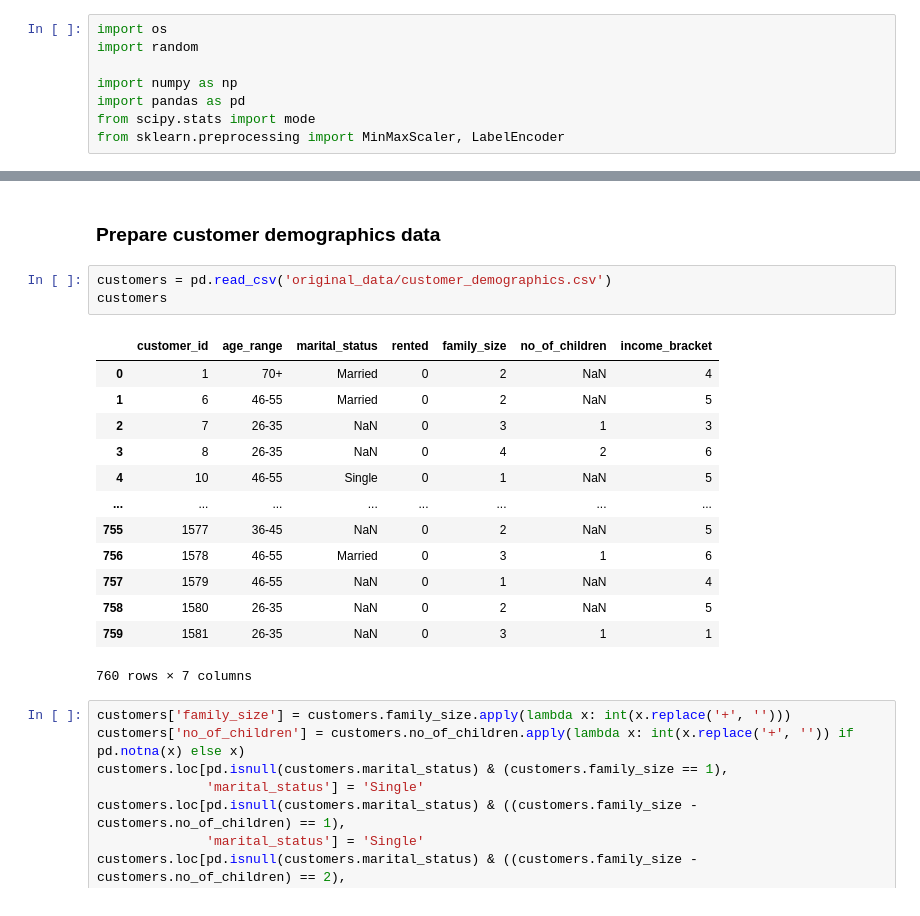
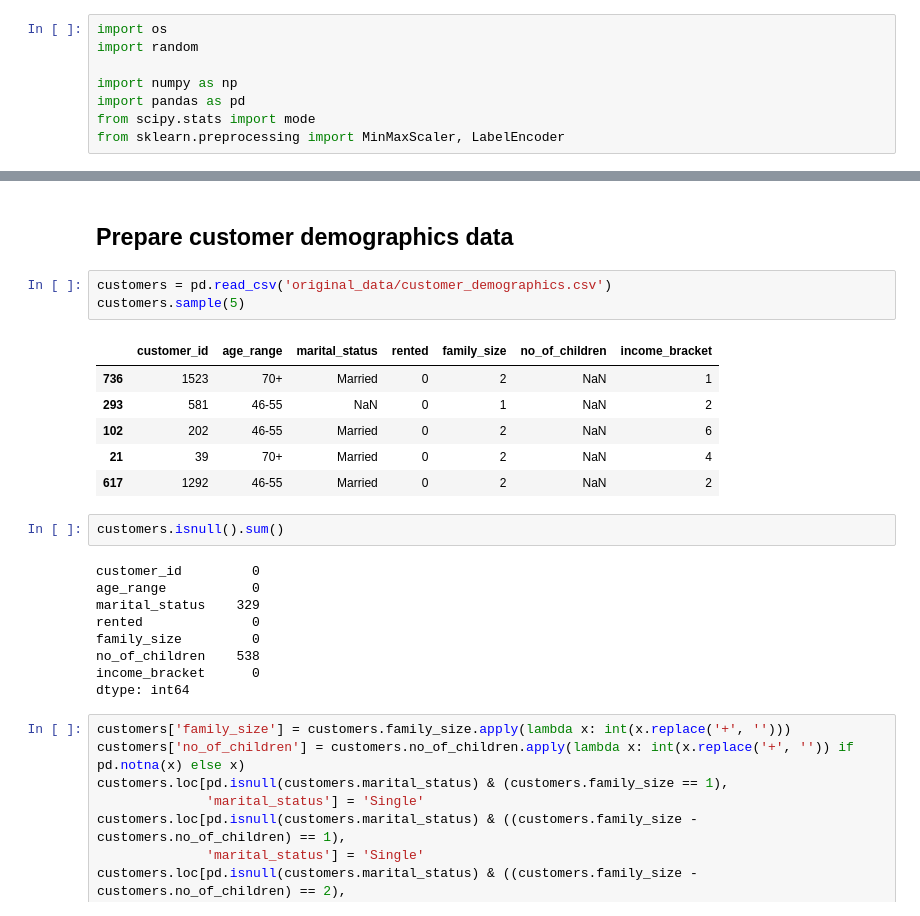
Before and after one commit to tejones/retailstoreofthefuture, a Jupyter notebook: data-mining/coupon-based/AmEx_mapped_categories_01_data_prep.ipynb, the cells around one changed output, grey strips where cells are left out. Drawn from its saved outputs; the diff is of its cells as text.

Commit message:
Data production to populate db

```diff
--- a/data-mining/coupon-based/AmEx_mapped_categories_01_data_prep.ipynb
+++ b/data-mining/coupon-based/AmEx_mapped_categories_01_data_prep.ipynb
@@ -59,22 +72,26 @@ dtype: int64
 # %% [markdown]
-### Prepare customer demographics data
+## Prepare customer demographics data
 # %%
 customers = pd.read_csv('original_data/customer_demographics.csv')
-customers
+customers.sample(5)
 # %% [output]
 |  | customer_id | age_range | marital_status | rented | family_size | no_of_children | income_bracket |
-| 0 | 1 | 70+ | Married | 0 | 2 | NaN | 4 |
-| 1 | 6 | 46-55 | Married | 0 | 2 | NaN | 5 |
-| 2 | 7 | 26-35 | NaN | 0 | 3 | 1 | 3 |
-| 3 | 8 | 26-35 | NaN | 0 | 4 | 2 | 6 |
-| 4 | 10 | 46-55 | Single | 0 | 1 | NaN | 5 |
-| ... | ... | ... | ... | ... | ... | ... | ... |
-| 755 | 1577 | 36-45 | NaN | 0 | 2 | NaN | 5 |
-| 756 | 1578 | 46-55 | Married | 0 | 3 | 1 | 6 |
-| 757 | 1579 | 46-55 | NaN | 0 | 1 | NaN | 4 |
-| 758 | 1580 | 26-35 | NaN | 0 | 2 | NaN | 5 |
-| 759 | 1581 | 26-35 | NaN | 0 | 3 | 1 | 1 |
+| 736 | 1523 | 70+ | Married | 0 | 2 | NaN | 1 |
+| 293 | 581 | 46-55 | NaN | 0 | 1 | NaN | 2 |
+| 102 | 202 | 46-55 | Married | 0 | 2 | NaN | 6 |
+| 21 | 39 | 70+ | Married | 0 | 2 | NaN | 4 |
+| 617 | 1292 | 46-55 | Married | 0 | 2 | NaN | 2 |
-760 rows × 7 columns
+# %%
+customers.isnull().sum()
+# %% [output]
+customer_id         0
+age_range           0
+marital_status    329
+rented              0
+family_size         0
+no_of_children    538
+income_bracket      0
+dtype: int64
 # %%
 customers['family_size'] = customers.family_size.apply(lambda x: int(x.replace('+', '')))
 customers['no_of_children'] = customers.no_of_children.apply(lambda x: int(x.replace('+', '')) if pd.notna(x) else x)
```
Also changed, not shown: parts of 111 cells of this notebook, 11 other files.
